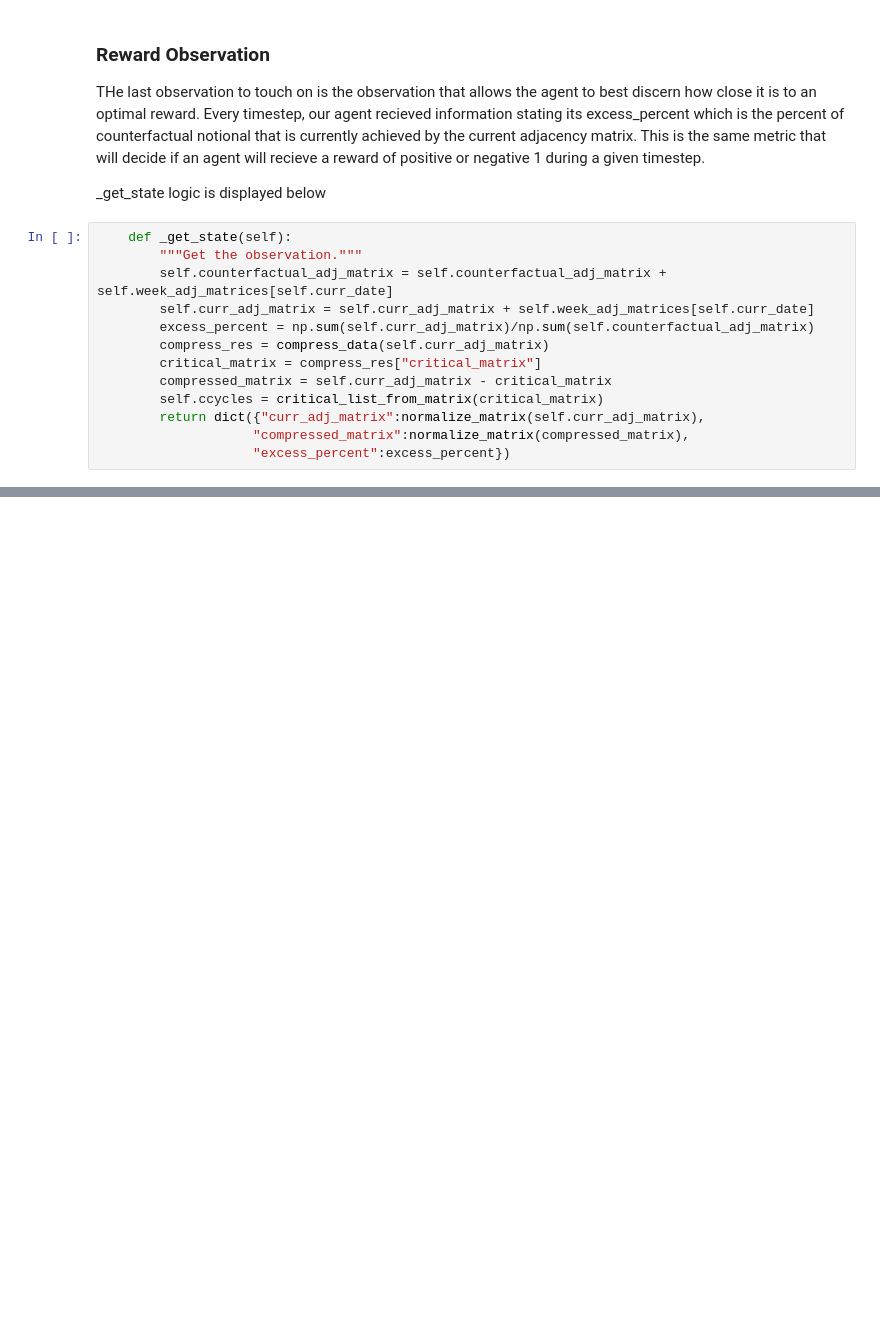
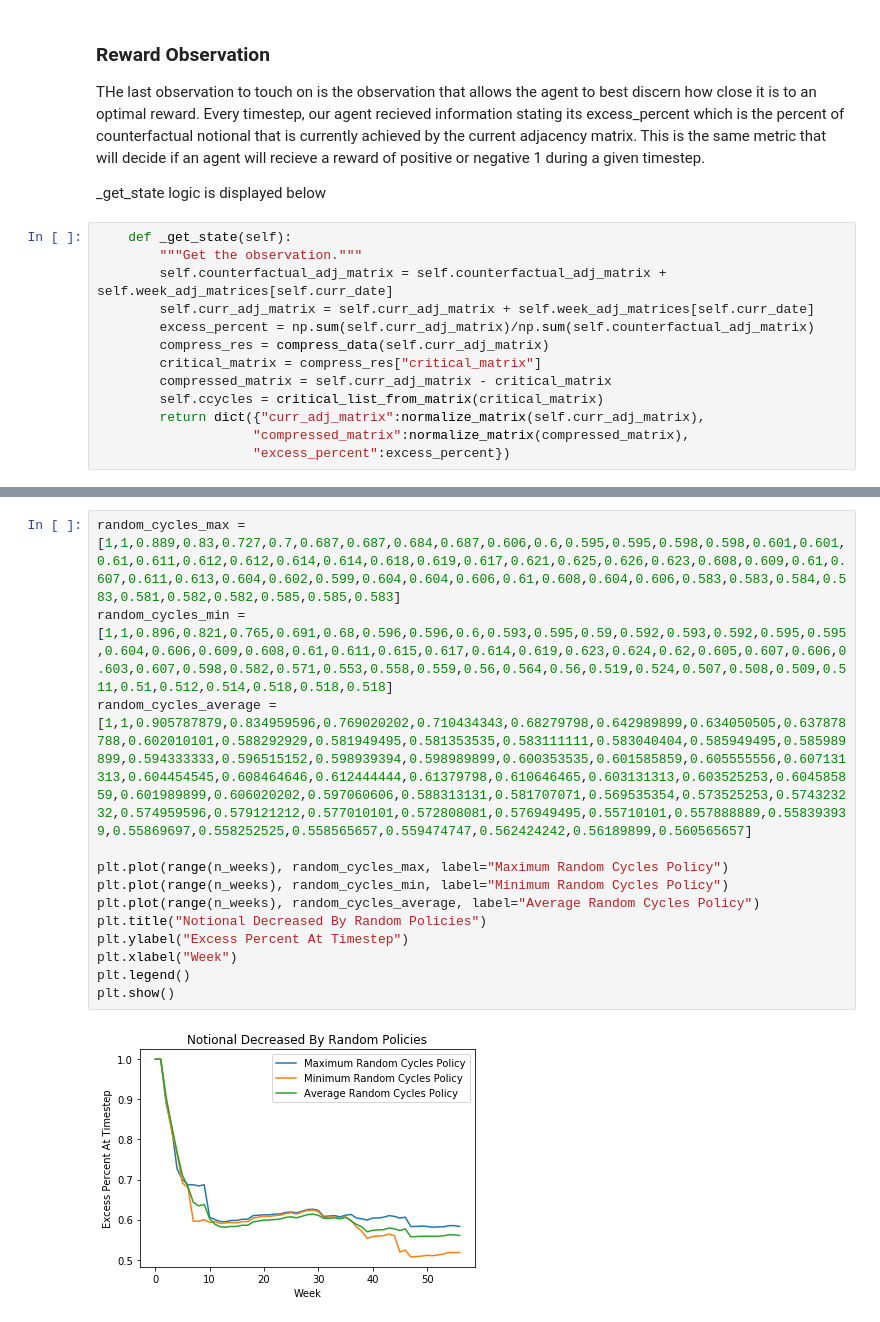
Before and after one commit to kkacquah/Continuous-AI-Derivatives-Compressor, a Jupyter notebook: Compressor Environment Notebook.ipynb, the cells around one changed output, grey strips where cells are left out. Cells and saved outputs as stored; diff of their text form; blank space fills up the shorter version.

```diff
--- a/Compressor Environment Notebook.ipynb
+++ b/Compressor Environment Notebook.ipynb
@@ -195,0 +227,15 @@ THe last observation to touch on is the observation that allows the agent to bes
+# %%
+random_cycles_max = [1,1,0.889,0.83,0.727,0.7,0.687,0.687,0.684,0.687,0.606,0.6,0.595,0.595,0.598,0.598,0.601,0.601,0.61,0.611,0.612,0.612,0.614,0.614,0.618,0.619,0.617,0.621,0.625,0.626,0.623,0.608,0.609,0.61,0.607,0.611,0.613,0.604,0.602,0.599,0.604,0.604,0.606,0.61,0.608,0.604,0.606,0.583,0.583,0.584,0.583,0.581,0.582,0.582,0.585,0.585,0.583]
+random_cycles_min = [1,1,0.896,0.821,0.765,0.691,0.68,0.596,0.596,0.6,0.593,0.595,0.59,0.592,0.593,0.592,0.595,0.595,0.604,0.606,0.609,0.608,0.61,0.611,0.615,0.617,0.614,0.619,0.623,0.624,0.62,0.605,0.607,0.606,0.603,0.607,0.598,0.582,0.571,0.553,0.558,0.559,0.56,0.564,0.56,0.519,0.524,0.507,0.508,0.509,0.511,0.51,0.512,0.514,0.518,0.518,0.518]
+random_cycles_average = [1,1,0.905787879,0.834959596,0.769020202,0.710434343,0.68279798,0.642989899,0.634050505,0.637878788,0.602010101,0.588292929,0.581949495,0.581353535,0.583111111,0.583040404,0.585949495,0.585989899,0.594333333,0.596515152,0.598939394,0.598989899,0.600353535,0.601585859,0.605555556,0.607131313,0.604454545,0.608464646,0.612444444,0.61379798,0.610646465,0.603131313,0.603525253,0.604585859,0.601989899,0.606020202,0.597060606,0.588313131,0.581707071,0.569535354,0.573525253,0.574323232,0.574959596,0.579121212,0.577010101,0.572808081,0.576949495,0.55710101,0.557888889,0.558393939,0.55869697,0.558252525,0.558565657,0.559474747,0.562424242,0.56189899,0.560565657]
+
+plt.plot(range(n_weeks), random_cycles_max, label="Maximum Random Cycles Policy")
+plt.plot(range(n_weeks), random_cycles_min, label="Minimum Random Cycles Policy")
+plt.plot(range(n_weeks), random_cycles_average, label="Average Random Cycles Policy")
+plt.title("Notional Decreased By Random Policies")
+plt.ylabel("Excess Percent At Timestep")
+plt.xlabel("Week")
+plt.legend()
+plt.show()
+# %% [output]
+[figure, added]
```
Also changed, not shown: parts of 13 cells of this notebook, 4 other files.
